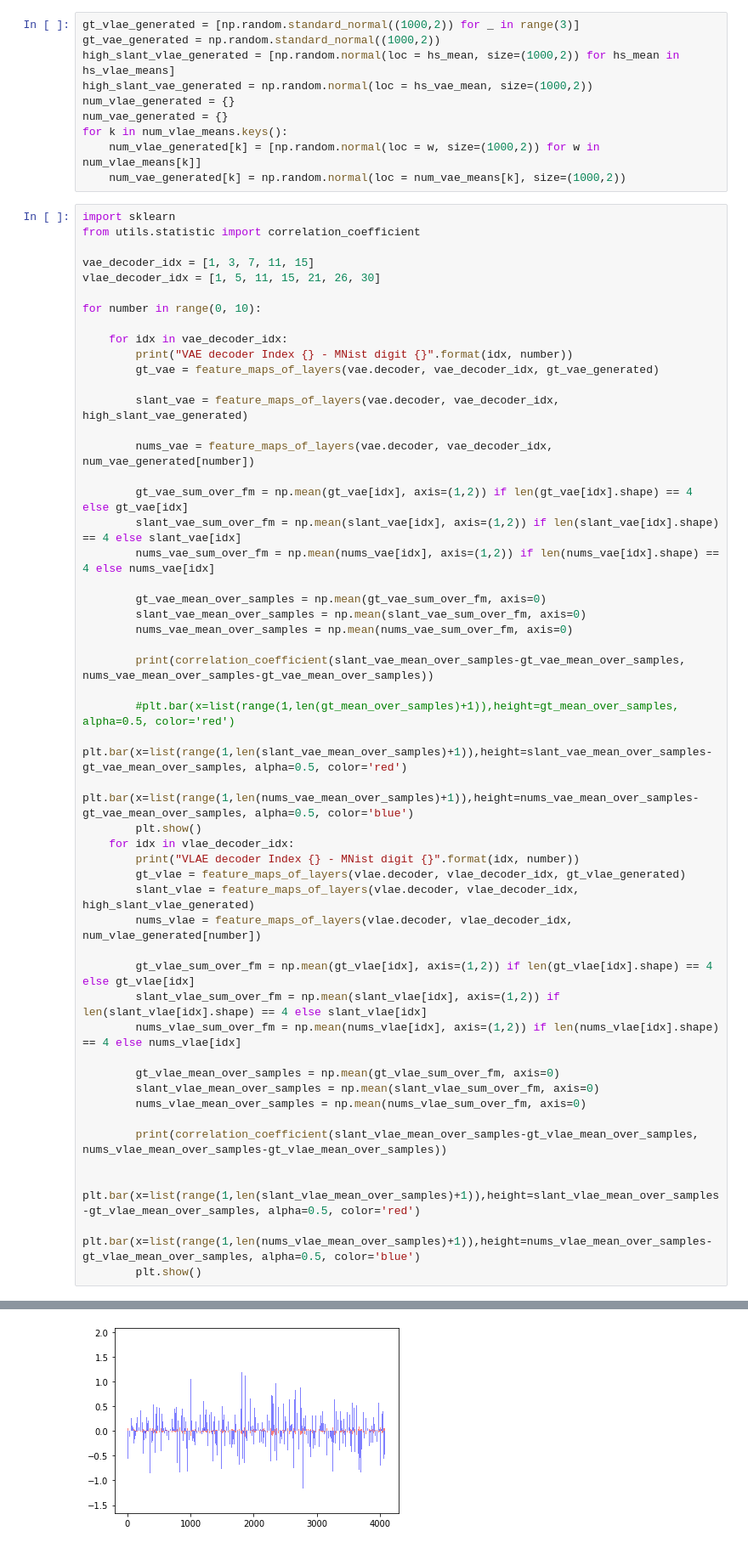
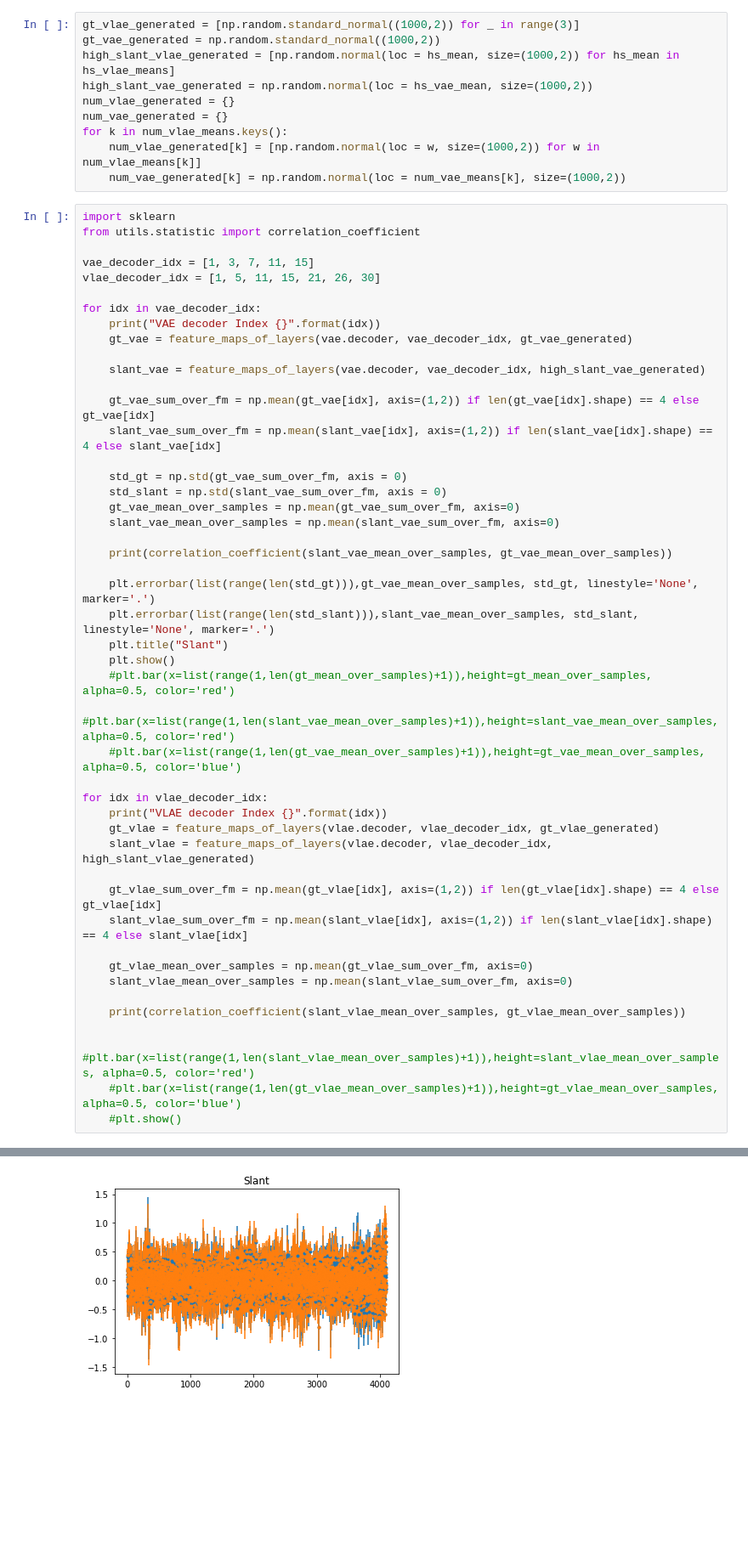
Before and after one commit to LeoIV/master-thesis-leonard, a Jupyter notebook: notebooks/results_14_04_2020.ipynb, the cells around one changed output, grey strips where cells are left out. Shown at 85% size. Drawn from its saved outputs; the diff is of its cells as text; blank space fills up the shorter version.

```diff
--- a/notebooks/results_14_04_2020.ipynb
+++ b/notebooks/results_14_04_2020.ipynb
@@ -624,47 +463,44 @@ from utils.statistic import correlation_coefficient
 vae_decoder_idx = [1, 3, 7, 11, 15]
 vlae_decoder_idx = [1, 5, 11, 15, 21, 26, 30]
 
-for number in range(0, 10):
+for idx in vae_decoder_idx:
+    print("VAE decoder Index {}".format(idx))
+    gt_vae = feature_maps_of_layers(vae.decoder, vae_decoder_idx, gt_vae_generated)
 
-    for idx in vae_decoder_idx:
-        print("VAE decoder Index {} - MNist digit {}".format(idx, number))
-        gt_vae = feature_maps_of_layers(vae.decoder, vae_decoder_idx, gt_vae_generated)
+    slant_vae = feature_maps_of_layers(vae.decoder, vae_decoder_idx, high_slant_vae_generated)
 
-        slant_vae = feature_maps_of_layers(vae.decoder, vae_decoder_idx, high_slant_vae_generated)
+    gt_vae_sum_over_fm = np.mean(gt_vae[idx], axis=(1,2)) if len(gt_vae[idx].shape) == 4 else gt_vae[idx]
+    slant_vae_sum_over_fm = np.mean(slant_vae[idx], axis=(1,2)) if len(slant_vae[idx].shape) == 4 else slant_vae[idx]
 
-        nums_vae = feature_maps_of_layers(vae.decoder, vae_decoder_idx, num_vae_generated[number])
+    std_gt = np.std(gt_vae_sum_over_fm, axis = 0)
+    std_slant = np.std(slant_vae_sum_over_fm, axis = 0)
+    gt_vae_mean_over_samples = np.mean(gt_vae_sum_over_fm, axis=0)
+    slant_vae_mean_over_samples = np.mean(slant_vae_sum_over_fm, axis=0)
 
-        gt_vae_sum_over_fm = np.mean(gt_vae[idx], axis=(1,2)) if len(gt_vae[idx].shape) == 4 else gt_vae[idx]
-        slant_vae_sum_over_fm = np.mean(slant_vae[idx], axis=(1,2)) if len(slant_vae[idx].shape) == 4 else slant_vae[idx]
-        nums_vae_sum_over_fm = np.mean(nums_vae[idx], axis=(1,2)) if len(nums_vae[idx].shape) == 4 else nums_vae[idx]
+    print(correlation_coefficient(slant_vae_mean_over_samples, gt_vae_mean_over_samples))
 
-        gt_vae_mean_over_samples = np.mean(gt_vae_sum_over_fm, axis=0)
-        slant_vae_mean_over_samples = np.mean(slant_vae_sum_over_fm, axis=0)
-        nums_vae_mean_over_samples = np.mean(nums_vae_sum_over_fm, axis=0)
+    plt.errorbar(list(range(len(std_gt))),gt_vae_mean_over_samples, std_gt, linestyle='None', marker='.')
+    plt.errorbar(list(range(len(std_slant))),slant_vae_mean_over_samples, std_slant, linestyle='None', marker='.')
+    plt.title("Slant")
+    plt.show()
+    #plt.bar(x=list(range(1,len(gt_mean_over_samples)+1)),height=gt_mean_over_samples, alpha=0.5, color='red')
+    #plt.bar(x=list(range(1,len(slant_vae_mean_over_samples)+1)),height=slant_vae_mean_over_samples, alpha=0.5, color='red')
+    #plt.bar(x=list(range(1,len(gt_vae_mean_over_samples)+1)),height=gt_vae_mean_over_samples, alpha=0.5, color='blue')
 
-        print(correlation_coefficient(slant_vae_mean_over_samples-gt_vae_mean_over_samples, nums_vae_mean_over_samples-gt_vae_mean_over_samples))
+for idx in vlae_decoder_idx:
+    print("VLAE decoder Index {}".format(idx))
+    gt_vlae = feature_maps_of_layers(vlae.decoder, vlae_decoder_idx, gt_vlae_generated)
+    slant_vlae = feature_maps_of_layers(vlae.decoder, vlae_decoder_idx, high_slant_vlae_generated)
 
-        #plt.bar(x=list(range(1,len(gt_mean_over_samples)+1)),height=gt_mean_over_samples, alpha=0.5, color='red')
-        plt.bar(x=list(range(1,len(slant_vae_mean_over_samples)+1)),height=slant_vae_mean_over_samples-gt_vae_mean_over_samples, alpha=0.5, color='red')
-        plt.bar(x=list(range(1,len(nums_vae_mean_over_samples)+1)),height=nums_vae_mean_over_samples-gt_vae_mean_over_samples, alpha=0.5, color='blue')
-        plt.show()
-    for idx in vlae_decoder_idx:
-        print("VLAE decoder Index {} - MNist digit {}".format(idx, number))
-        gt_vlae = feature_maps_of_layers(vlae.decoder, vlae_decoder_idx, gt_vlae_generated)
-        slant_vlae = feature_maps_of_layers(vlae.decoder, vlae_decoder_idx, high_slant_vlae_generated)
-        nums_vlae = feature_maps_of_layers(vlae.decoder, vlae_decoder_idx, num_vlae_generated[number])
+    gt_vlae_sum_over_fm = np.mean(gt_vlae[idx], axis=(1,2)) if len(gt_vlae[idx].shape) == 4 else gt_vlae[idx]
+    slant_vlae_sum_over_fm = np.mean(slant_vlae[idx], axis=(1,2)) if len(slant_vlae[idx].shape) == 4 else slant_vlae[idx]
 
-        gt_vlae_sum_over_fm = np.mean(gt_vlae[idx], axis=(1,2)) if len(gt_vlae[idx].shape) == 4 else gt_vlae[idx]
-        slant_vlae_sum_over_fm = np.mean(slant_vlae[idx], axis=(1,2)) if len(slant_vlae[idx].shape) == 4 else slant_vlae[idx]
-        nums_vlae_sum_over_fm = np.mean(nums_vlae[idx], axis=(1,2)) if len(nums_vlae[idx].shape) == 4 else nums_vlae[idx]
+    gt_vlae_mean_over_samples = np.mean(gt_vlae_sum_over_fm, axis=0)
+    slant_vlae_mean_over_samples = np.mean(slant_vlae_sum_over_fm, axis=0)
 
-        gt_vlae_mean_over_samples = np.mean(gt_vlae_sum_over_fm, axis=0)
-        slant_vlae_mean_over_samples = np.mean(slant_vlae_sum_over_fm, axis=0)
-        nums_vlae_mean_over_samples = np.mean(nums_vlae_sum_over_fm, axis=0)
+    print(correlation_coefficient(slant_vlae_mean_over_samples, gt_vlae_mean_over_samples))
 
-        print(correlation_coefficient(slant_vlae_mean_over_samples-gt_vlae_mean_over_samples, nums_vlae_mean_over_samples-gt_vlae_mean_over_samples))
-
-        plt.bar(x=list(range(1,len(slant_vlae_mean_over_samples)+1)),height=slant_vlae_mean_over_samples-gt_vlae_mean_over_samples, alpha=0.5, color='red')
-        plt.bar(x=list(range(1,len(nums_vlae_mean_over_samples)+1)),height=nums_vlae_mean_over_samples-gt_vlae_mean_over_samples, alpha=0.5, color='blue')
-        plt.show()
+    #plt.bar(x=list(range(1,len(slant_vlae_mean_over_samples)+1)),height=slant_vlae_mean_over_samples, alpha=0.5, color='red')
+    #plt.bar(x=list(range(1,len(gt_vlae_mean_over_samples)+1)),height=gt_vlae_mean_over_samples, alpha=0.5, color='blue')
+    #plt.show()
 # %% [output]
@@ -673 +509 @@ VAE decoder Index 1 - MNist digit 0
-[figure, old version]
+[figure, new version]
```
Also changed, not shown: parts of 12 cells of this notebook, 9 other files.
